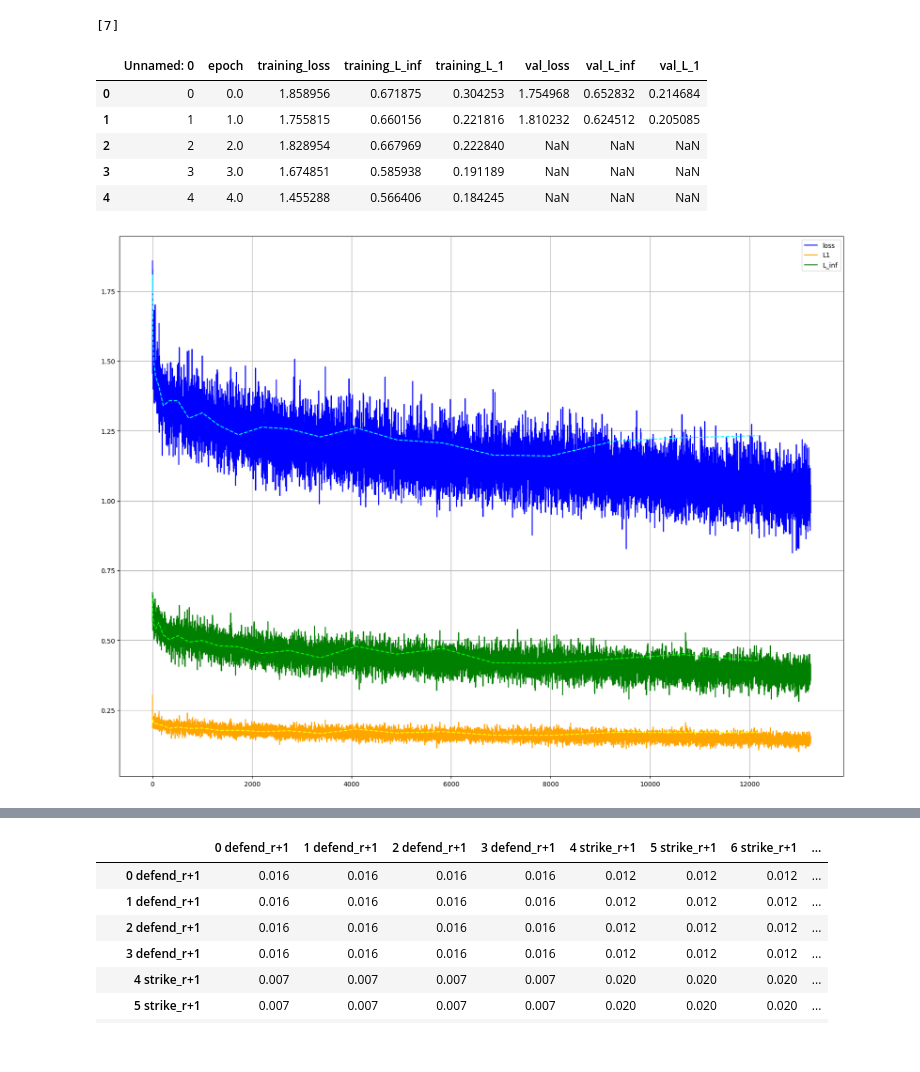
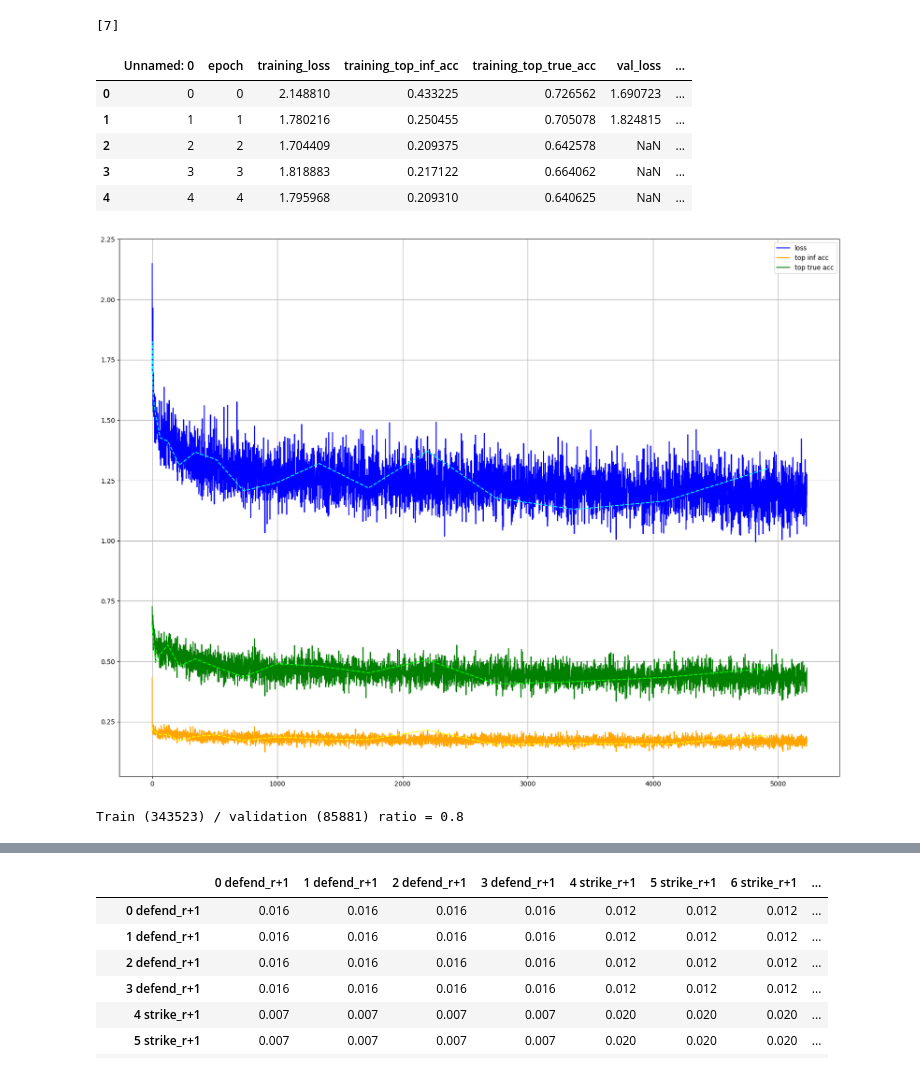
Before and after one commit to lgerrets/sts_card_picker, a Jupyter notebook: draft.ipynb, the cells around one changed output, grey strips where cells are left out. Drawn from its saved outputs; the diff is of its cells as text; code cells hidden in the pictures.

```diff
--- a/draft.ipynb
+++ b/draft.ipynb
@@ -42,51 +42,52 @@ import pandas as pd
 import time
 
 training_dirname = ""
-training_dirname = "2023-01-15-18-12-13_blocks4-256_split0.8"
+training_dirname = "2023-02-01-22-20-23_blocks4-256_split0.8"
+# training_dirname = "2023-01-15-18-12-13_blocks4-256_split0.8"
 # training_dirname = "2023-01-15-14-13-51_blocks4-256_split0.8"
 # training_dirname = "2023-01-14-15-47-15_blocks4-256_split0.8"
 # training_dirname = "2023-01-07-20-10-29_blocks4-256_split0.8"
 # training_dirname = "2023-01-06-20-25-13_21400_blocks4-256_split0.8"
 # training_dirname = "2023-01-01-14-41-22_november_blocks4-256_split0.8"
 # training_dirname = "2023-01-01-14-13-45_november_blocks4-256_split0.2"
 # training_dirname = "2023-01-01-14-10-46_november_blocks4-128_split0.001"
 # training_dirname = "2022-12-23-21-39-39_november_blocks8"
 # training_dirname = "2022-12-21-22-51-42_november"
 
 plt.figure(figsize=(20,15))
 
 while 1:
     df = pd.read_csv(f"trainings/{training_dirname}/metrics.csv")
 
     plt.cla()
     plt.grid()
 
     epochs = df.epoch
     plt.plot(epochs, list(df.training_loss), color="blue", label="loss")
-    plt.plot(epochs, list(df.training_L_1), color="orange", label="L1")
-    plt.plot(epochs, list(df.training_L_inf), color="green", label="L_inf")
+    plt.plot(epochs, list(df.training_top_inf_acc), color="orange", label="top inf acc")
+    plt.plot(epochs, list(df.training_top_true_acc), color="green", label="top true acc")
 
     def plot_holed_values(epochs, values, color, linestyle):
         xs = [x for x,val in zip(epochs, values) if not math.isnan(val)]
         ys = [val for x,val in zip(epochs, values) if not math.isnan(val)]
         plt.plot(xs, ys, color=color, linestyle=linestyle)
     plot_holed_values(epochs, list(df.val_loss), color="cyan", linestyle='dashed')
-    plot_holed_values(epochs, list(df.val_L_1), color="yellow", linestyle='dashed')
-    plot_holed_values(epochs, list(df.val_L_inf), color="lime", linestyle='dashed')
+    plot_holed_values(epochs, list(df.val_top_inf_acc), color="yellow", linestyle='dashed')
+    plot_holed_values(epochs, list(df.val_top_true_acc), color="lime", linestyle='dashed')
     plt.legend()
     # plt.pause(1.)
 
     break
 
 df.head()
 # %% [output]
-|  | Unnamed: 0 | epoch | training_loss | training_L_inf | training_L_1 | val_loss | val_L_inf | val_L_1 |
-| 0 | 0 | 0.0 | 1.858956 | 0.671875 | 0.304253 | 1.754968 | 0.652832 | 0.214684 |
-| 1 | 1 | 1.0 | 1.755815 | 0.660156 | 0.221816 | 1.810232 | 0.624512 | 0.205085 |
-| 2 | 2 | 2.0 | 1.828954 | 0.667969 | 0.222840 | NaN | NaN | NaN |
-| 3 | 3 | 3.0 | 1.674851 | 0.585938 | 0.191189 | NaN | NaN | NaN |
-| 4 | 4 | 4.0 | 1.455288 | 0.566406 | 0.184245 | NaN | NaN | NaN |
+|  | Unnamed: 0 | epoch | training_loss | training_top_inf_acc | training_top_true_acc | val_loss | ... |
+| 0 | 0 | 0 | 2.148810 | 0.433225 | 0.726562 | 1.690723 | ... |
+| 1 | 1 | 1 | 1.780216 | 0.250455 | 0.705078 | 1.824815 | ... |
+| 2 | 2 | 2 | 1.704409 | 0.209375 | 0.642578 | NaN | ... |
+| 3 | 3 | 3 | 1.818883 | 0.217122 | 0.664062 | NaN | ... |
+| 4 | 4 | 4 | 1.795968 | 0.209310 | 0.640625 | NaN | ... |
-[figure, old version]
+[figure, new version]
 # %%
 import re
 import pandas as pd
@@ -96,11 +97,11 @@ import os, os.path
 import json
 import torch
 
-from sts_ml.train import Model, pad_samples, TRAINING_DIR, PARAMS_FILENAME, TOKENS_FILENAME
+from sts_ml.train import Model, pad_samples, TRAINING_DIR, PARAMS_FILENAME, TOKENS_FILENAME, load_datasets
 from sts_ml.infer import count_parameters, TRAINING_DIR, PARAMS_FILENAME, pad_samples
 
-training_dirname = ""
-training_dirname = "2023-01-15-18-12-13_blocks4-256_split0.8"
+# training_dirname = ""
+# training_dirname = "2023-01-15-18-12-13_blocks4-256_split0.8"
 # training_dirname = "2023-01-14-15-47-15_blocks4-256_split0.8"
 # training_dirname = "2023-01-14-15-31-48_blocks1-256_split0.8"
 # training_dirname = "2023-01-14-15-23-42_blocks1-256_split0.8"
@@ -112,11 +113,6 @@ training_dirname = "2023-01-15-18-12-13_blocks4-256_split0.8"
 training_dir = os.path.join(".", TRAINING_DIR, training_dirname)
 params = json.load(open(os.path.join(training_dir, PARAMS_FILENAME), "r"))
 
-# dataset = json.load(open("./SlayTheData_win_a20_ic_21400.data", "r"))
-dataset = json.load(open(params["train"]["dataset"], "r"))
-dataset = pad_samples(dataset)
-
-split = params["train"]["split"]
-train_val_split = int(split * len(dataset))
-train_dataset = dataset[:train_val_split]
-val_dataset = dataset[train_val_split:]
+data_tokens, train_dataset, val_dataset = load_datasets(params)
+# %% [output]
+Train (343523) / validation (85881) ratio = 0.8
```
Also changed, not shown: parts of 9 cells of this notebook, 8 other files.
